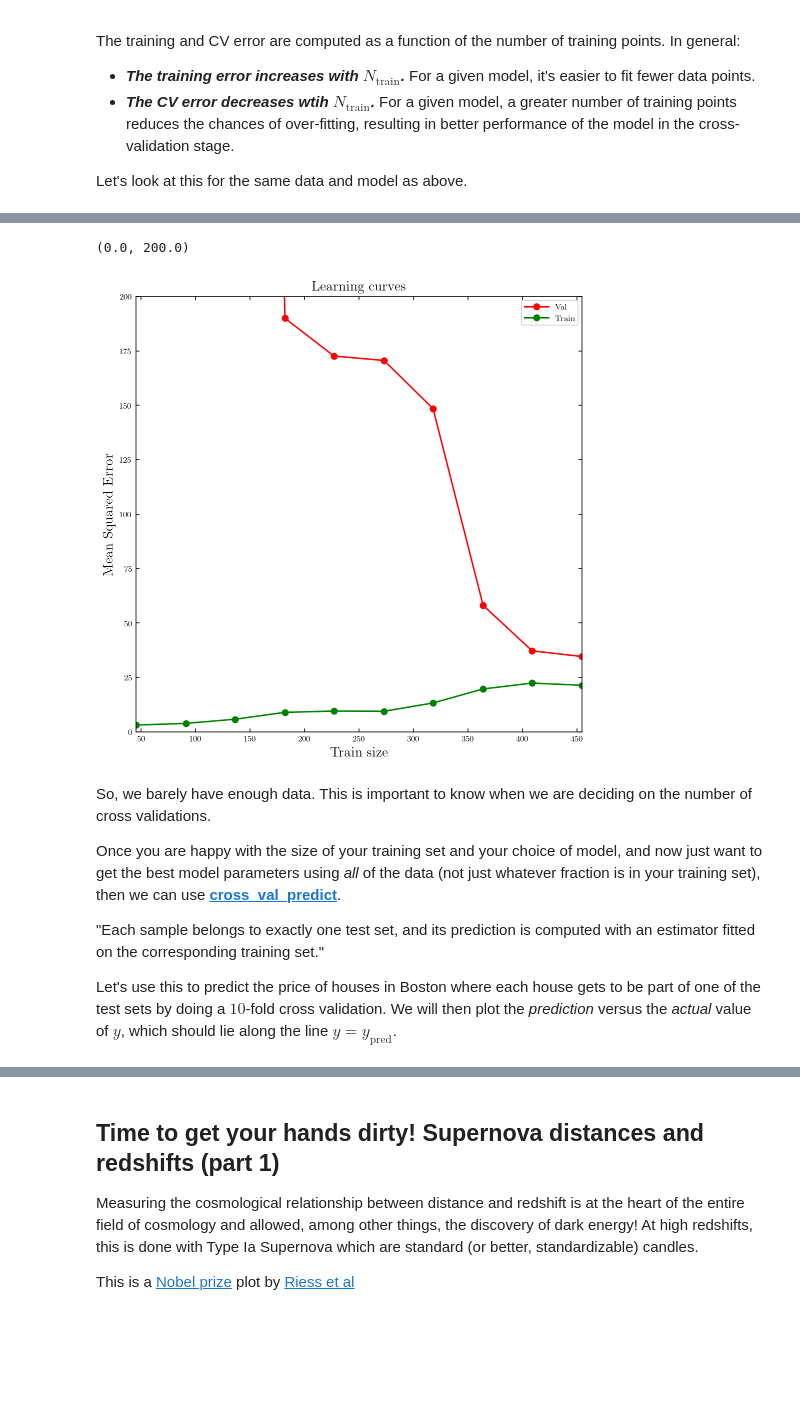
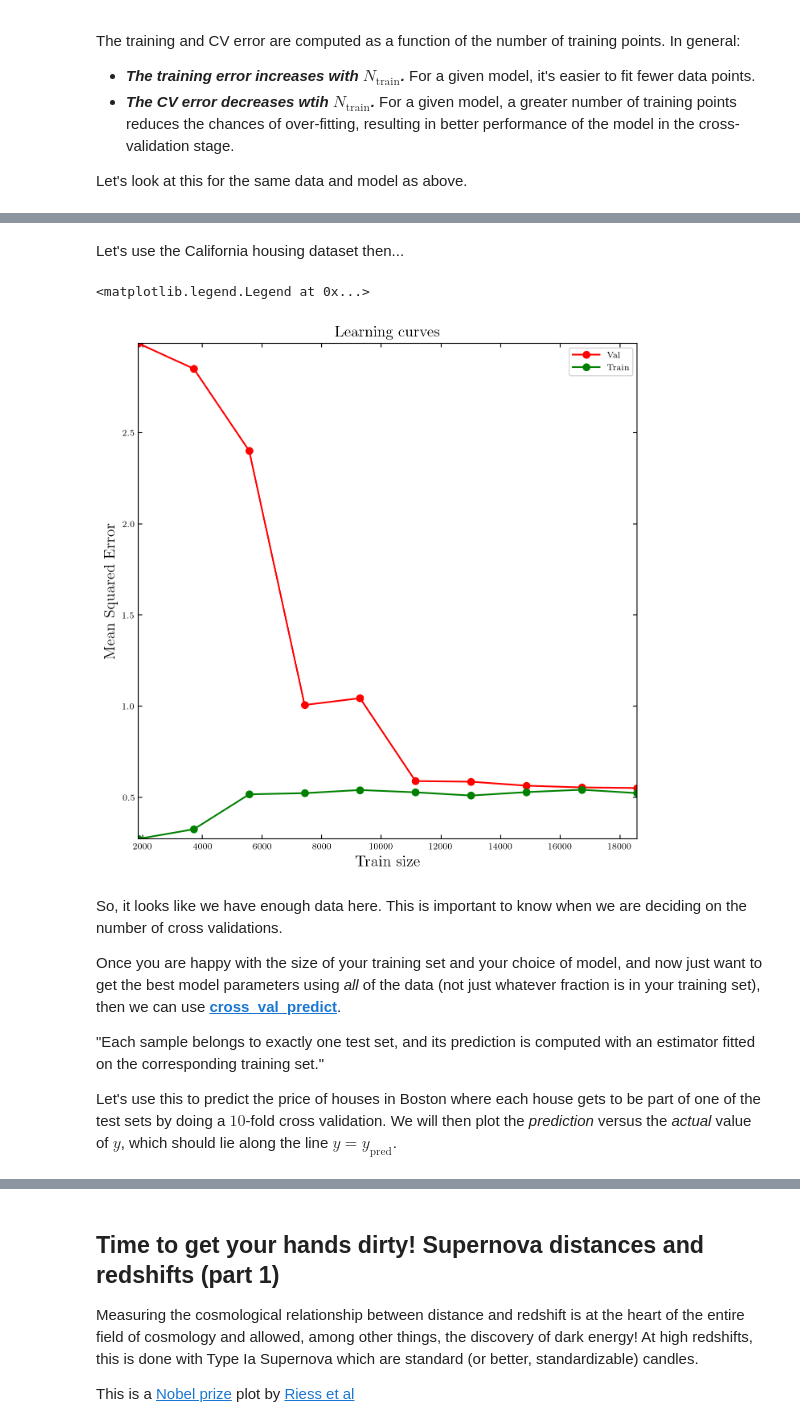
Before and after one commit to dgerosa/astrostatistics_bicocca_2024, a Jupyter notebook: lectures/L17_regression.ipynb, the cells around one changed output, grey strips where cells are left out. Saved outputs shown, nothing was run; the diff lists cells and outputs as text; code cells hidden in the pictures; blank space fills up the shorter version.

```diff
--- a/lectures/L17_regression.ipynb
+++ b/lectures/L17_regression.ipynb
@@ -987,38 +996,43 @@ print(boston.feature_names)
+# %% [markdown]
+Let's use the California housing dataset then...
 # %%
 from sklearn.linear_model import LinearRegression
 from sklearn.preprocessing import StandardScaler
 from sklearn.model_selection import learning_curve
 
-boston = load_boston()
-X = boston.data
-y = boston.target
+#boston = load_boston()
+from sklearn.datasets import fetch_california_housing
+california = fetch_california_housing()
+
+X = california.data
+y = california.target
 
 scaler = StandardScaler()
 Xscaled = scaler.fit_transform(X)
 
 lin_reg = LinearRegression()
 # Ten training sample sizes from 10% to 100%
 train_sizes, train_scores_linreg, test_scores_linreg = \
     learning_curve(lin_reg, Xscaled, y, train_sizes=np.linspace(0.1, 1, 10), \
     scoring="neg_mean_squared_error", cv=10)
 
 fig = plt.figure(figsize=(8, 8))
 
 plt.plot(train_sizes, -test_scores_linreg.mean(1), 'o-', color="r", label="Val")
 plt.plot(train_sizes, -train_scores_linreg.mean(1), 'o-', color="g", label="Train")
 
 plt.xlabel("Train size",fontsize=14)
 plt.ylabel("Mean Squared Error",fontsize=14)
 plt.title('Learning curves',fontsize=14)
 plt.legend(loc="best")
-plt.ylim(0,200)
+#plt.ylim(0,200)
 
 #plt.show()
 # %% [output]
-(0.0, 200.0)
+<matplotlib.legend.Legend at 0x...>
-[figure, old version]
+[figure, new version]
 # %% [markdown]
-So, we barely have enough data.  This is important to know when we are deciding on the number of cross validations.
+So, it looks like we have enough data here.  This is important to know when we are deciding on the number of cross validations.
 
 Once you are happy with the size of your training set and your choice of model, and now just want to get the best model parameters using *all* of the data (not just whatever fraction is in your training set), then we can use **[cross_val_predict](https://scikit-learn.org/stable/modules/generated/sklearn.model_selection.cross_val_predict.html)**.
 
```
Also changed, not shown: parts of 11 cells of this notebook, 1 other file.
